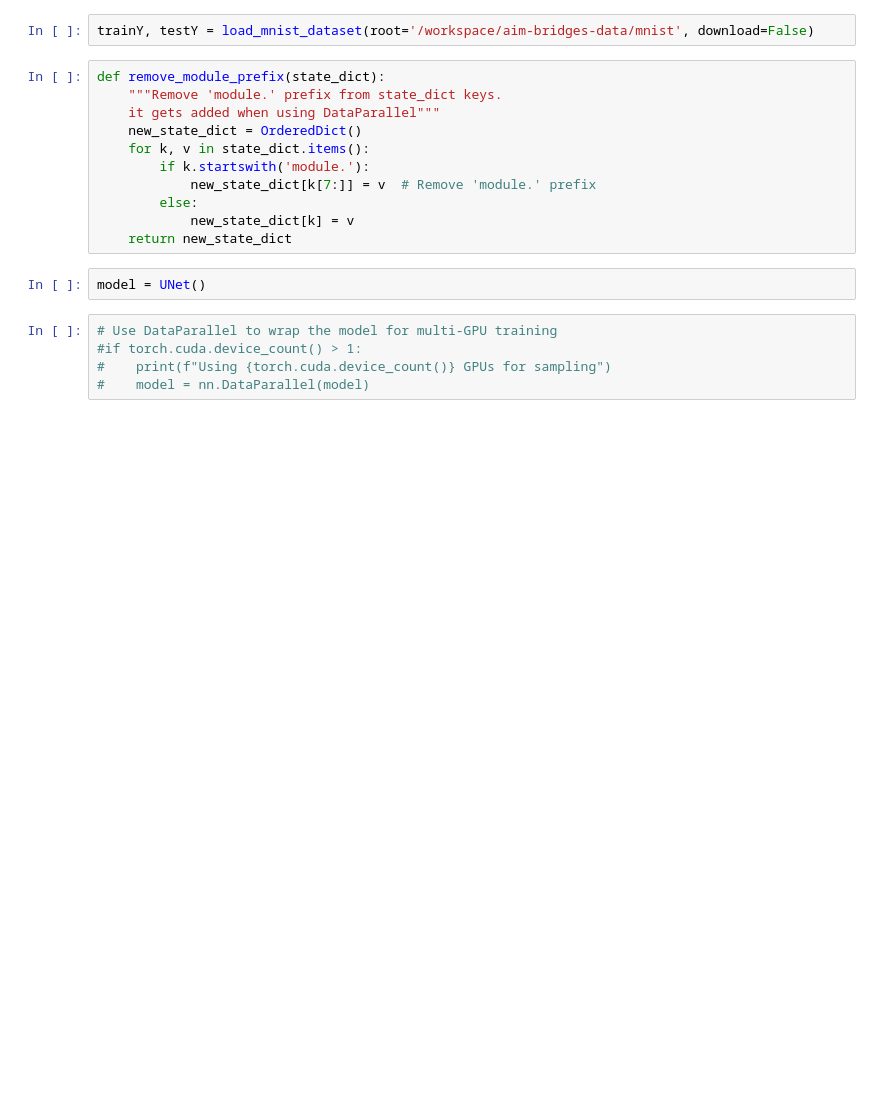
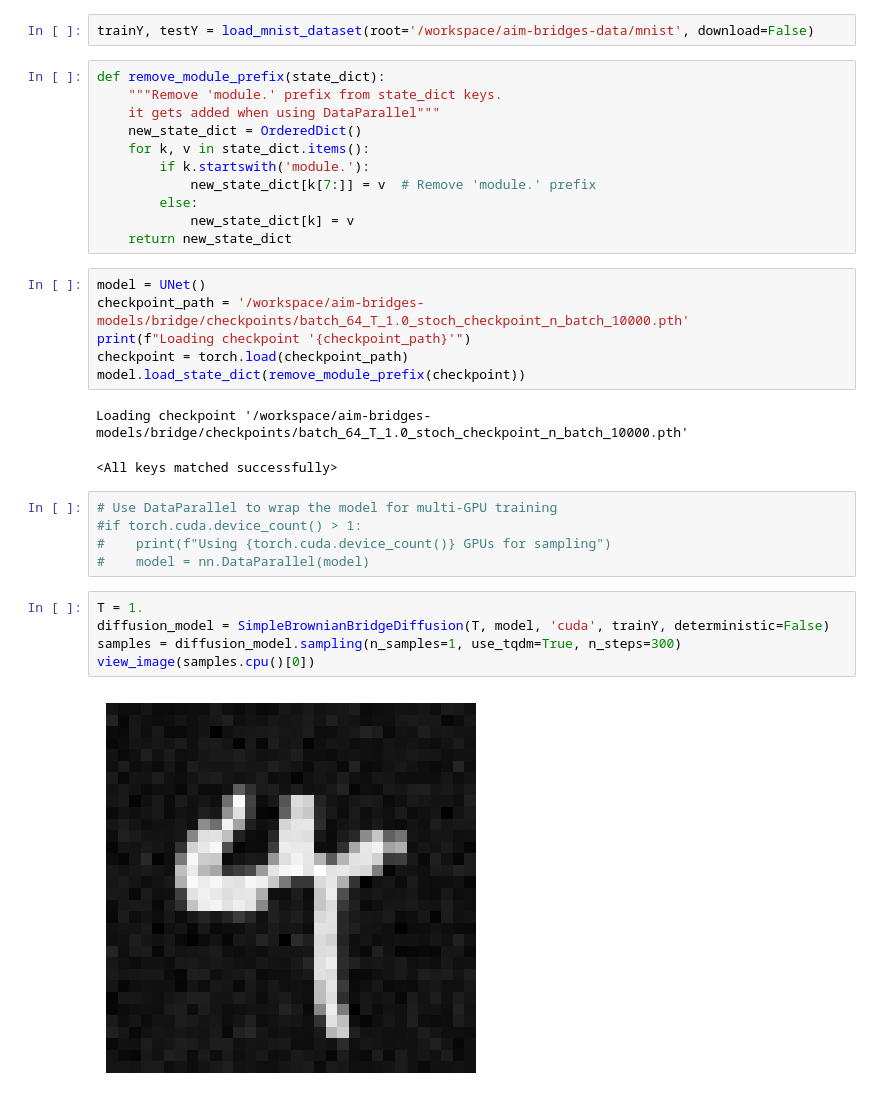
Before and after one commit to aimresearchlab/generative-bridges, a Jupyter notebook: jupyter/compute_fid.ipynb, the cells around one changed output. Drawn from its saved outputs; the diff is of its cells as text; blank space fills up the shorter version.

Commit message:
adding visual comparison

```diff
--- a/jupyter/compute_fid.ipynb
+++ b/jupyter/compute_fid.ipynb
@@ -33,10 +81,24 @@ def remove_module_prefix(state_dict):
         else:
             new_state_dict[k] = v
     return new_state_dict
-# %%
-model = UNet()
+# %%
+model = UNet()
+checkpoint_path = '/workspace/aim-bridges-models/bridge/checkpoints/batch_64_T_1.0_stoch_checkpoint_n_batch_10000.pth'
+print(f"Loading checkpoint '{checkpoint_path}'")
+checkpoint = torch.load(checkpoint_path)
+model.load_state_dict(remove_module_prefix(checkpoint))
+# %% [output]
+Loading checkpoint '/workspace/aim-bridges-models/bridge/checkpoints/batch_64_T_1.0_stoch_checkpoint_n_batch_10000.pth'
+<All keys matched successfully>
 # %%
 # Use DataParallel to wrap the model for multi-GPU training
 #if torch.cuda.device_count() > 1:
 #    print(f"Using {torch.cuda.device_count()} GPUs for sampling")
 #    model = nn.DataParallel(model)
+# %%
+T = 1.
+diffusion_model = SimpleBrownianBridgeDiffusion(T, model, 'cuda', trainY, deterministic=False)
+samples = diffusion_model.sampling(n_samples=1, use_tqdm=True, n_steps=300)
+view_image(samples.cpu()[0])
+# %% [output]
+[figure, added]
```
Also changed, not shown: parts of 9 cells of this notebook.
